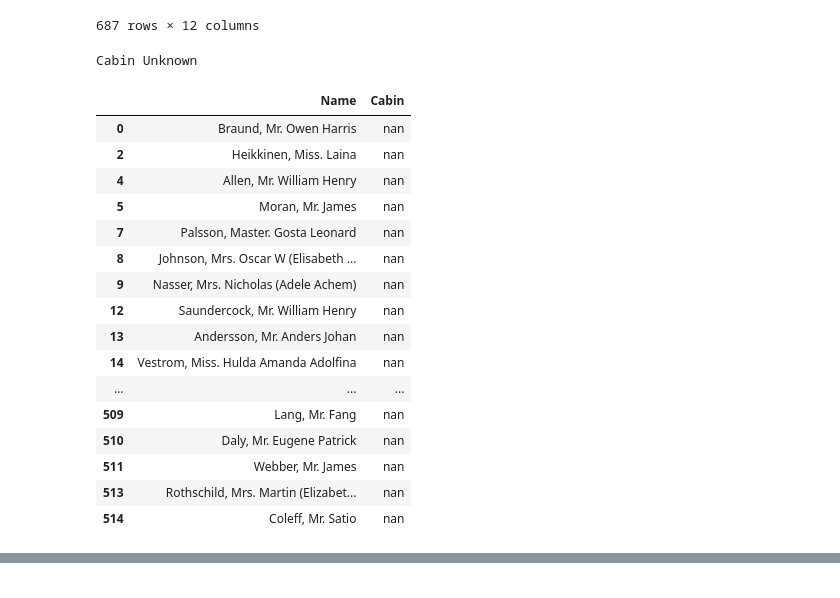
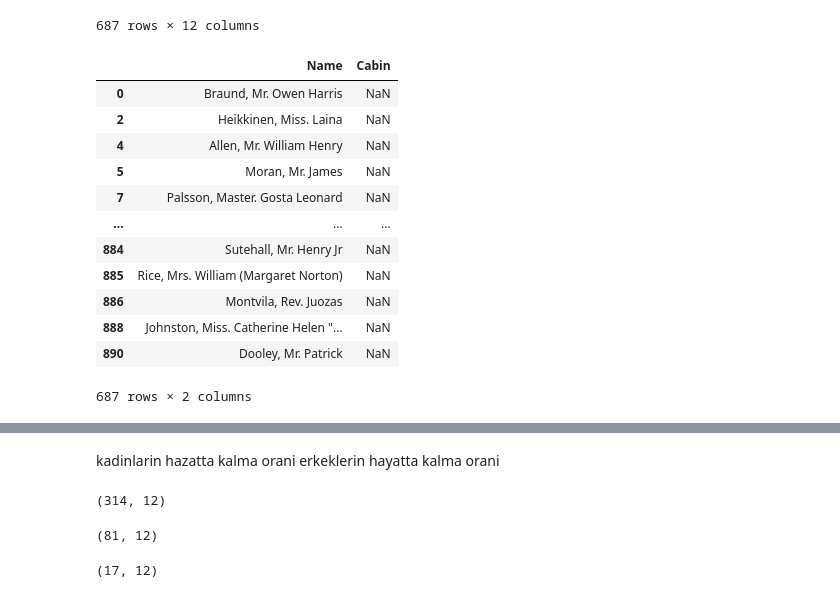
Before and after one commit to ichzann/Understanding-Data-Types-in-Python, a Jupyter notebook: data-set-titanic.ipynb, the cells around one changed output, grey strips where cells are left out. Drawn from its saved outputs; the diff is of its cells as text; code cells hidden in the pictures.

```diff
--- a/data-set-titanic.ipynb
+++ b/data-set-titanic.ipynb
@@ -263,26 +313,21 @@ Cabin_info_non
 | 890 | 891 | 0 | 3 | Dooley, Mr. Patrick | male | 32.0 | 0 | 0 | 370376 | 7.7500 | ... |
 687 rows × 12 columns
 # %%
-Cabin_info_non[["Name", "Cabin"]].style.set_caption("Cabin Unknown")
+Cabin_info_non[["Name", "Cabin"]]
 # %% [output]
+|  | Name | Cabin |
+| 0 | Braund, Mr. Owen Harris | NaN |
+| 2 | Heikkinen, Miss. Laina | NaN |
+| 4 | Allen, Mr. William Henry | NaN |
+| 5 | Moran, Mr. James | NaN |
+| 7 | Palsson, Master. Gosta Leonard | NaN |
+| ... | ... | ... |
+| 884 | Sutehall, Mr. Henry Jr | NaN |
+| 885 | Rice, Mrs. William (Margaret Norton) | NaN |
+| 886 | Montvila, Rev. Juozas | NaN |
+| 888 | Johnston, Miss. Catherine Helen "... | NaN |
+| 890 | Dooley, Mr. Patrick | NaN |
-Cabin Unknown
+687 rows × 2 columns
-|  | Name | Cabin |
-| 0 | Braund, Mr. Owen Harris | nan |
-| 2 | Heikkinen, Miss. Laina | nan |
-| 4 | Allen, Mr. William Henry | nan |
-| 5 | Moran, Mr. James | nan |
-| 7 | Palsson, Master. Gosta Leonard | nan |
-| 8 | Johnson, Mrs. Oscar W (Elisabeth ... | nan |
-| 9 | Nasser, Mrs. Nicholas (Adele Achem) | nan |
-| 12 | Saundercock, Mr. William Henry | nan |
-| 13 | Andersson, Mr. Anders Johan | nan |
-| 14 | Vestrom, Miss. Hulda Amanda Adolfina | nan |
-| ... | ... | ... |
-| 509 | Lang, Mr. Fang | nan |
-| 510 | Daly, Mr. Eugene Patrick | nan |
-| 511 | Webber, Mr. James | nan |
-| 513 | Rothschild, Mrs. Martin (Elizabet... | nan |
-| 514 | Coleff, Mr. Satio | nan |
 # %%
 display(Cabin_info_non, Cabin_ignnored_non).style.set_caption("Hello World")
 # %% [output]
@@ -313,3 +358,33 @@ display(Cabin_info_non, Cabin_ignnored_non).style.set_caption("Hello World")
 | 889 | 890 | 1 | 1 | Behr, Mr. Karl Howell | male | 26.0 | 0 | 0 | 111369 | 30.0000 | ... |
 204 rows × 12 columns
 AttributeError: 'NoneType' object has no attribute 'style'
+# %% [markdown]
+kadinlarin hazatta kalma orani
+erkeklerin hayatta kalma orani
+# %%
+#Kadinlari bulalim
+
+Whole_Kari = titanic_list[titanic_list.Sex == "female"]
+
+
+Whole_Kari.shape
+
+#314 kadin varmis
+# %% [output]
+(314, 12)
+# %%
+#dead kadinlari bulalim
+
+ded_kari = Whole_Kari[Whole_Kari.Survived < 1]
+
+ded_kari.shape
+# %% [output]
+(81, 12)
+# %%
+#ded ve 18 alti
+
+onsekiz_ded = ded_kari[ded_kari.Age < 18]
+
+onsekiz_ded.shape
+# %% [output]
+(17, 12)
```
Also changed, not shown: parts of 23 cells of this notebook.
